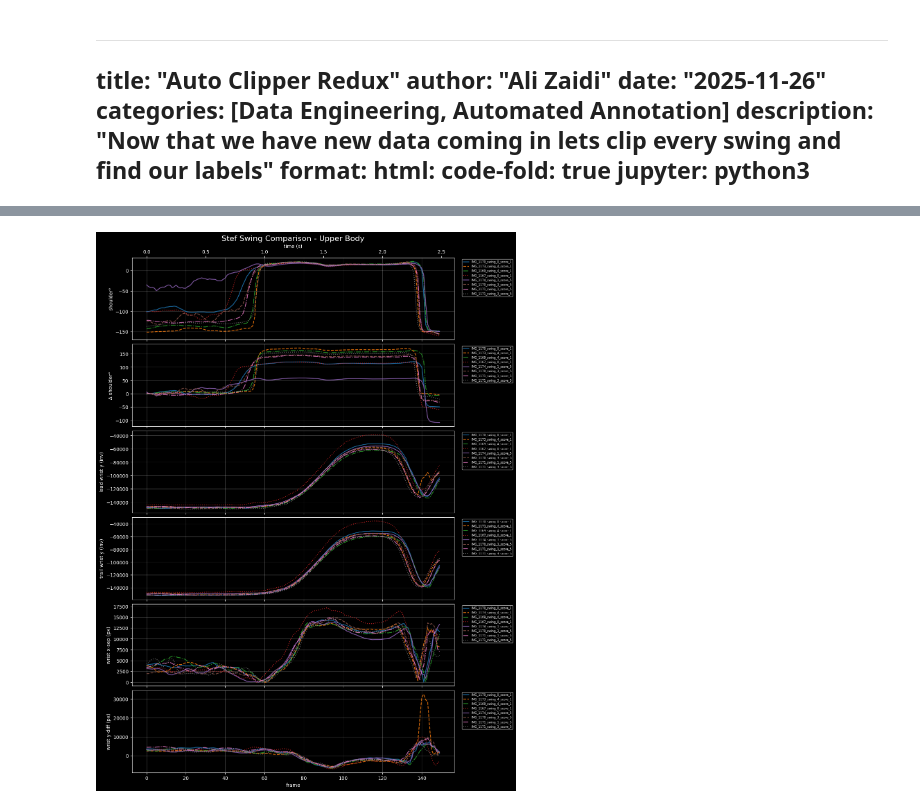
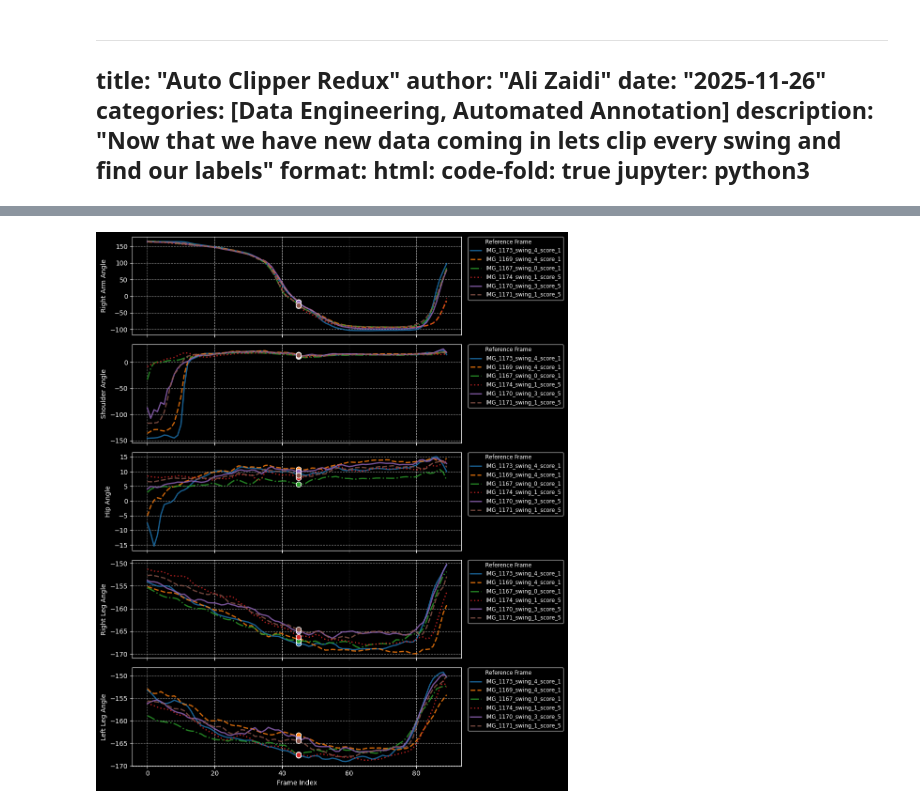
Before and after one commit to azaidi06/eagle-swing, a Jupyter notebook: posts/new_golfer/index.ipynb, the cells around one changed output, grey strips where cells are left out. Cells and saved outputs as stored; diff of their text form; code cells hidden in the pictures.

```diff
--- a/posts/new_golfer/index.ipynb
+++ b/posts/new_golfer/index.ipynb
@@ -72,5 +80,5 @@ len(df5), len(df1)
 # %%
-before_increment = 90
-after_increment = 60
+before_increment = 45
+after_increment = 45
 df_low_high['start_idx'] = df_low_high.first_highest_wrist_idx - before_increment
 df_low_high['end_idx'] = df_low_high.first_highest_wrist_idx + after_increment
@@ -108,11 +84,0 @@ upper_kps = [x[...,:2] for x in df_low_high.kps.values[:8]]
-# %%
-fig, axes = plot_upper_body_comparison(
-    #kps_list=df_low_high.kps.values[:8],
-    kps_list=upper_kps,
-    #scores_list=df_low_high.kps.values[...,:2],
-    labels=df_low_high.clip_name[:8],
-    params=UpperPlotParams(handedness="right", smooth_win=5, fps=60.0),
-    title="Stef Swing Comparison - Upper Body"
-)
-# %% [output]
-[figure, removed]
@@ -122,0 +85,24 @@ fig, axes = plot_upper_body_comparison(
+# %%
+angle_metrics = [
+    "right_arm_angle",
+    #"left_arm_angle",
+    "shoulder_angle",
+    "hip_angle",
+    "right_leg_angle",
+    "left_leg_angle",
+]
+misc_metrics = [
+    "x_factor",
+    "x_torque",
+    "right_side_bend",
+    "left_side_bend",
+    ]
+
+derive_metrics = [
+    "x_factor",
+    "right_arm_angle",
+    "vertical_extension",
+    "shoulder_angle" # Rate of tilt
+    ]
+vel_metrics = [f'{x}_vel' for x in derive_metrics]
+acc_metrics = [f'{x}_acc' for x in derive_metrics]
@@ -122,0 +111,14 @@ fig, axes = plot_upper_body_comparison(
+# %%
+# Assuming you have a list of SwingExtractor instances
+swing_objects = [SwingExtractor(row, processors=[get_interpolator(window_length=5),
+                                                ]) for idx, row in df_low_high.iterrows()]
+clip_names = [x.clip_name for x in swing_objects]
+highlight_idx = [x.row.first_highest_wrist_idx - x.row.start_idx for x in swing_objects]
+# %%
+metrics_to_plot = angle_metrics
+plot_swing_metrics(swing_objects[1:7],
+                   metrics_to_plot,
+                   labels=clip_names[1:7],
+                   highlight_frame=45)
+# %% [output]
+[figure, added]
```
Also changed, not shown: parts of 33 cells of this notebook, 9 other files.
